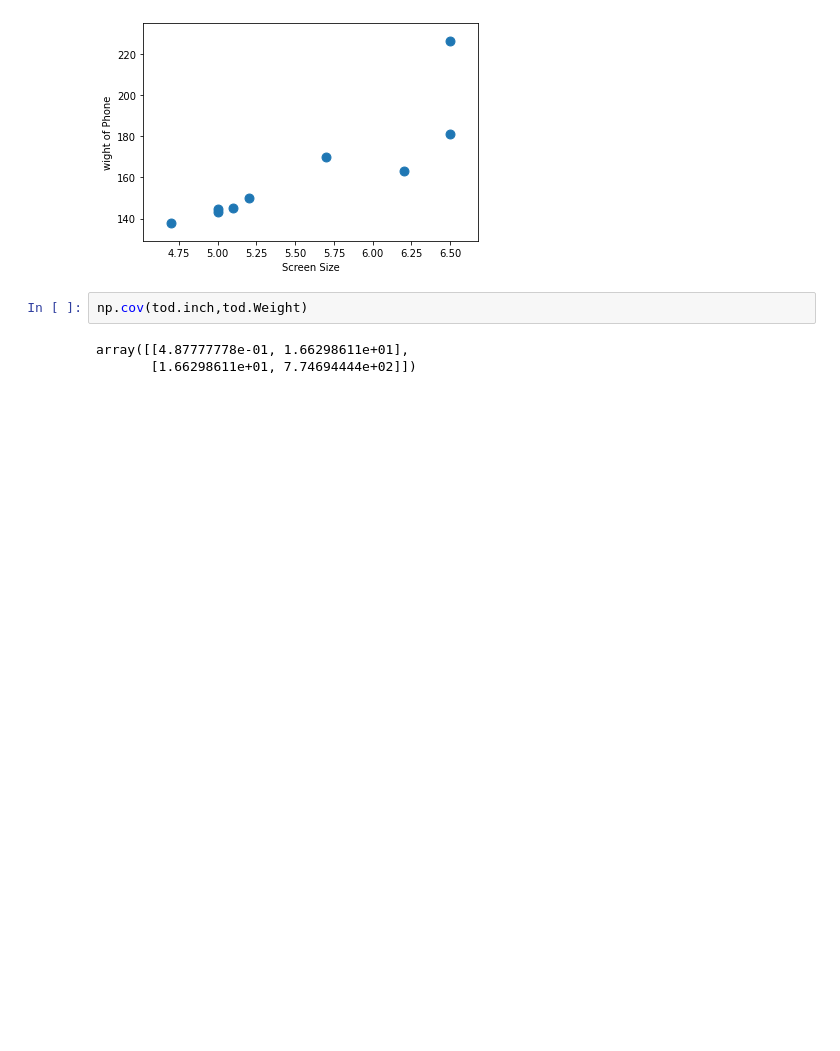
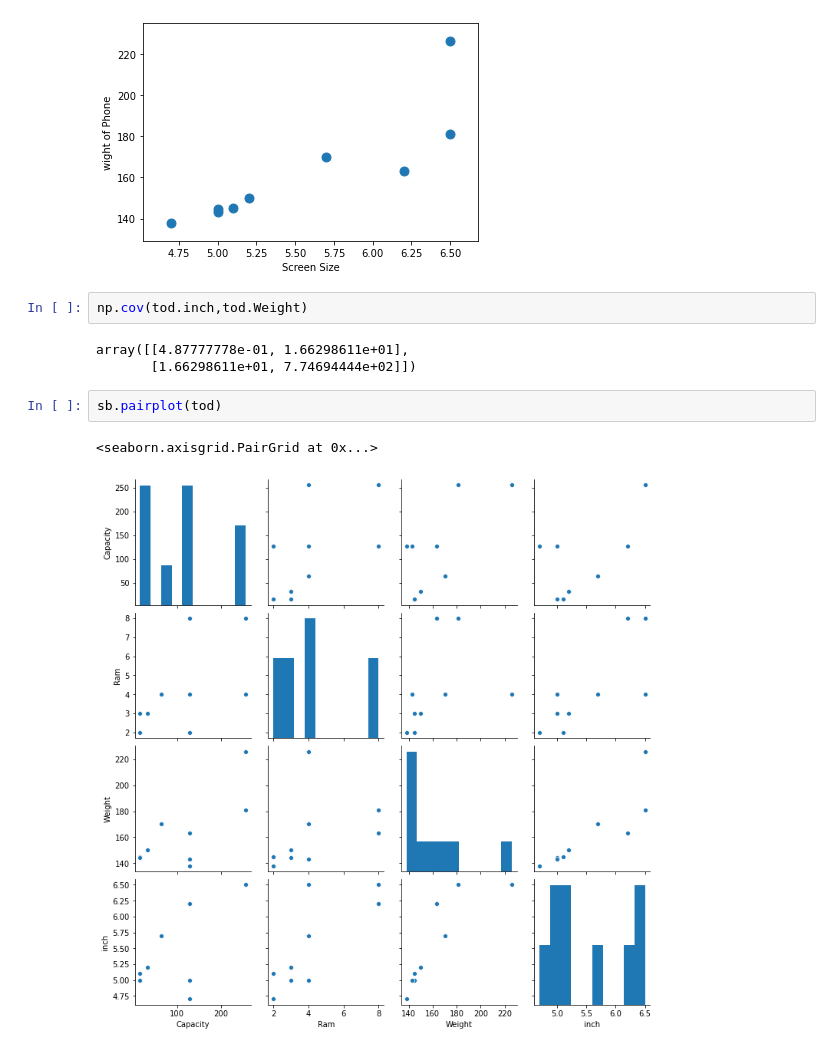
Before and after one commit to HasibullahAman/Preprocessing_DataSince, a Jupyter notebook: Statics/Statics.ipynb, the cells around one changed output. Saved outputs shown, nothing was run; the diff lists cells and outputs as text; blank space fills up the shorter version.

```diff
--- a/Statics/Statics.ipynb
+++ b/Statics/Statics.ipynb
@@ -101,3 +102,8 @@ np.cov(tod.inch,tod.Weight)
 # %% [output]
 array([[4.87777778e-01, 1.66298611e+01],
        [1.66298611e+01, 7.74694444e+02]])
+# %%
+sb.pairplot(tod)
+# %% [output]
+<seaborn.axisgrid.PairGrid at 0x...>
+[figure, added]
```
Also changed, not shown: parts of 1 cell of this notebook.
